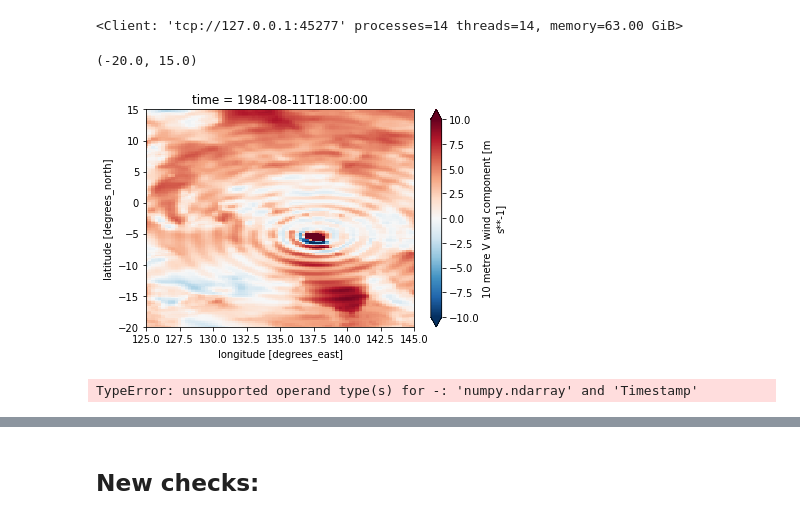
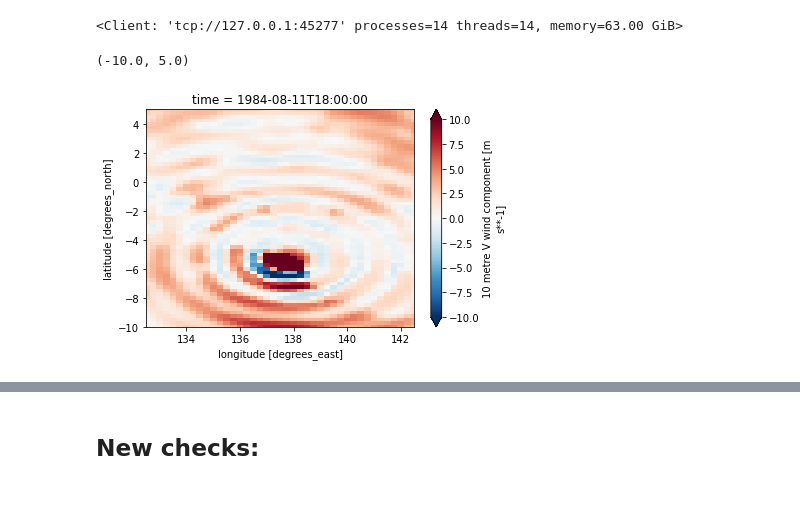
Before and after one commit to rmholmes/cosima-scripts, a Jupyter notebook: ERA-5/025deg_era5_iaf_v10_blowup_scaling.ipynb, the cells around one changed output, grey strips where cells are left out. Drawn from its saved outputs; the diff is of its cells as text; code cells hidden in the pictures.

Commit message:
Update scaling ERA-5.

```diff
--- a/ERA-5/025deg_era5_iaf_v10_blowup_scaling.ipynb
+++ b/ERA-5/025deg_era5_iaf_v10_blowup_scaling.ipynb
@@ -35,11 +37,11 @@ tend = '1984-08-11T21:00:00'  # end of window in which scaling will be applied
 v10 = xr.open_dataset(file_in)
 # %%
 v10_sub = v10.v10.sel(time=tmid).plot(vmin=-10,vmax=10.,cmap='RdBu_r')
-plt.xlim([-235.+360.,-215.+360.])
-plt.ylim([-20.,15.])
+plt.xlim([132.5,142.5])
+plt.ylim([-10.,5.])
 # %% [output]
-(-20.0, 15.0)
+(-10.0, 5.0)
-[figure, old version]
+[figure, new version]
 # %%
 def Gaussian(ds, xpos, ypos, xscale, yscale, amp):
     '''
@@ -59,7 +61,7 @@ def Gaussian(ds, xpos, ypos, xscale, yscale, amp):
 
 # x,y,t location of Gaussian centre
 xpos = 137.5  # in degrees, centred on the tripole longitude 100W
-ypos = -5.  # in degrees, just off the coast
+ypos = -5.75  # in degrees, just off the coast
 
 # x,y,t scale of Gaussian
 xscale = 2  # degrees
@@ -72,12 +74,10 @@ Gaussian(ds, xpos, ypos, xscale, yscale, amp)
 ds.attrs.update({'title': 'Scaling for ' + ds.attrs['title']})
 ds.attrs.update({'history': 'Created ' +
             datetime.datetime.now().replace(microsecond=0).astimezone().isoformat() +
-            ' by ' + os.getlogin() +
-            ' with a variation on https://github.com/aekiss/notebooks/blob/master/make-jra55-scaling.ipynb based on ' +
-            file + ' with xpos, ypos, xscale, yscale, amp = ' +
+            ' by rmh561 ' +
+            ' with https://github.com/rmholmes/cosima-scripts/blob/master/ERA-5/025deg_era5_iaf_v10_blowup_scaling.ipynb based on ' +
+            file_in + ' with xpos, ypos, xscale, yscale, amp = ' +
             ', '.join([str(x) for x in [xpos, ypos, tpos, xscale, yscale, tscale, amp]])
             })
 
 ds.to_netcdf(file_out)
-# %% [output]
-TypeError: unsupported operand type(s) for -: 'numpy.ndarray' and 'Timestamp'
```
Also changed, not shown: parts of 6 cells of this notebook, 1 other file.
